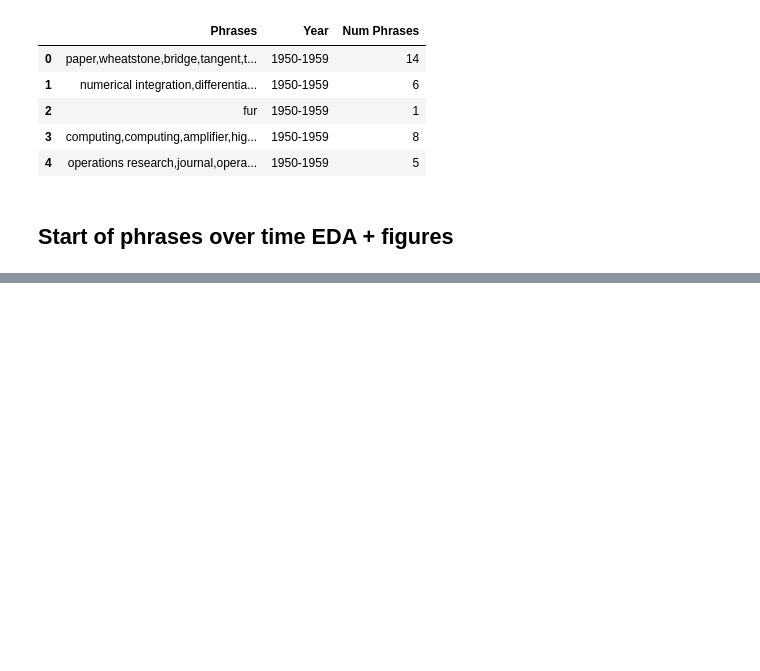
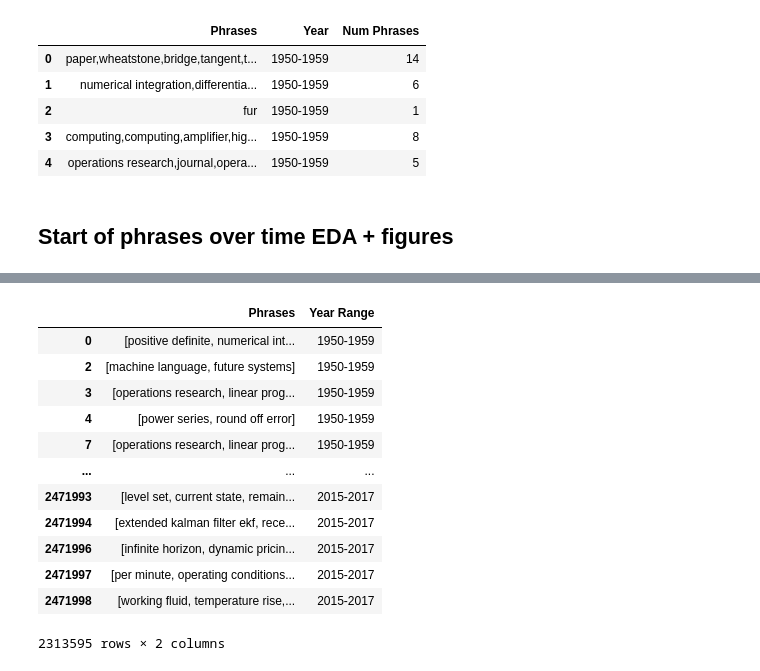
Before and after one commit to jamesjaeyu/autophrase_over_time, a Jupyter notebook: notebooks/phrases_over_time_James.ipynb, the cells around one changed output, grey strips where cells are left out. Cells and saved outputs as stored; diff of their text form; code cells hidden in the pictures; blank space fills up the shorter version.

```diff
--- a/notebooks/phrases_over_time_James.ipynb
+++ b/notebooks/phrases_over_time_James.ipynb
@@ -153,0 +162,17 @@ alt.Chart(data).mark_area(opacity=0.5).encode(x='Year Range',
+# %%
+# Gephi segmentation csvs only contain high-quality, multi-word phrases (no duplicates per paper)
+infolder = '../results/gephi'
+subfolders = glob(infolder + '/*.csv')
+#subfolders = list(filter(lambda x: 'segmented' in x, subfolders))
+data = pd.DataFrame(columns=['Phrases', 'Year Range'])
+for fp in subfolders:
+    df = pd.read_csv(fp, index_col=0)
+    df = df.dropna()
+    #df['Num Phrases'] = df.apply(lambda x: len(x['Phrases'].split(',')), axis=1)
+    #df = df.drop('Phrases', axis=1)
+    data = data.append(df, ignore_index=True)
+data = data.dropna()
+data['Phrases'] = data['Phrases'].map(lambda x: x.split(','))
+# %%
+# Can use to remove papers with only a single phrase
+data = data[data.apply(lambda x: len(x['Phrases']) > 1, axis=1)]
@@ -153,0 +229,16 @@ alt.Chart(data).mark_area(opacity=0.5).encode(x='Year Range',
+# %%
+data
+# %% [output]
+|  | Phrases | Year Range |
+| 0 | [positive definite, numerical int... | 1950-1959 |
+| 2 | [machine language, future systems] | 1950-1959 |
+| 3 | [operations research, linear prog... | 1950-1959 |
+| 4 | [power series, round off error] | 1950-1959 |
+| 7 | [operations research, linear prog... | 1950-1959 |
+| ... | ... | ... |
+| 2471993 | [level set, current state, remain... | 2015-2017 |
+| 2471994 | [extended kalman filter ekf, rece... | 2015-2017 |
+| 2471996 | [infinite horizon, dynamic pricin... | 2015-2017 |
+| 2471997 | [per minute, operating conditions... | 2015-2017 |
+| 2471998 | [working fluid, temperature rise,... | 2015-2017 |
+2313595 rows × 2 columns
```
Also changed, not shown: parts of 22 cells of this notebook, 7 other files.
